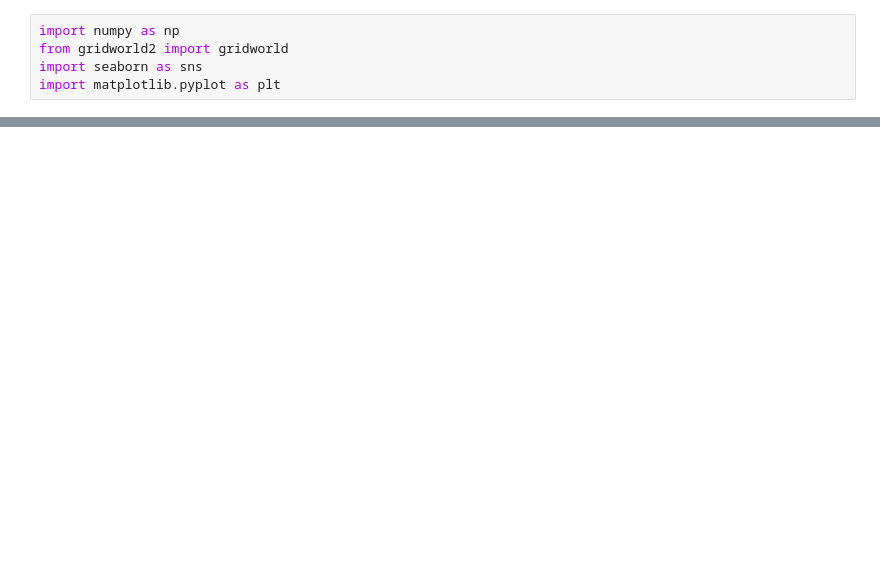
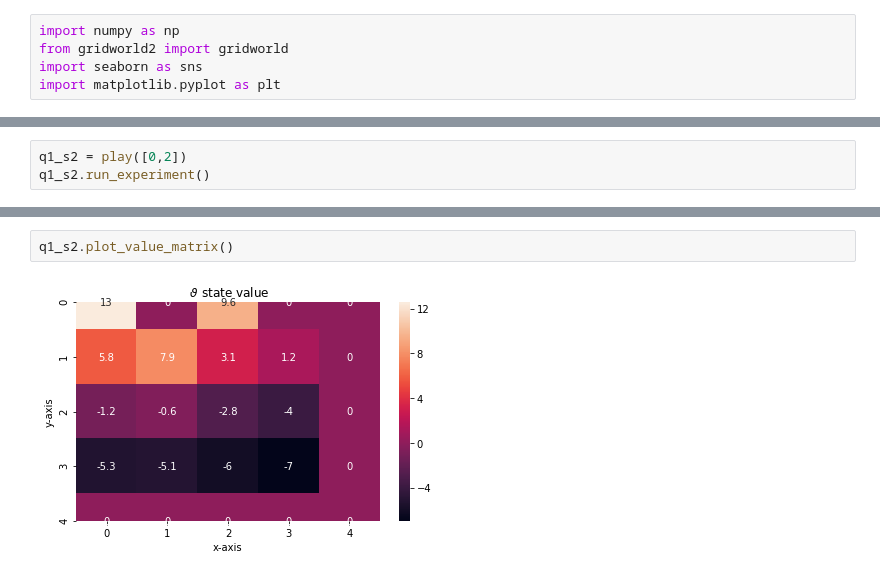
Before and after one commit to karthickrajas/Deep-Reinforcement-Learning, a Jupyter notebook: Untitled.ipynb, the cells around one changed output, grey strips where cells are left out. Cells and saved outputs as stored; diff of their text form; blank space fills up the shorter version.

```diff
--- a/Untitled.ipynb
+++ b/Untitled.ipynb
@@ -168,0 +196,3 @@ plt.show()
+# %%
+q1_s2 = play([0,2])
+q1_s2.run_experiment()
@@ -168,0 +211,4 @@ plt.show()
+# %%
+q1_s2.plot_value_matrix()
+# %% [output]
+[figure, added]
```
Also changed, not shown: parts of 41 cells of this notebook.
